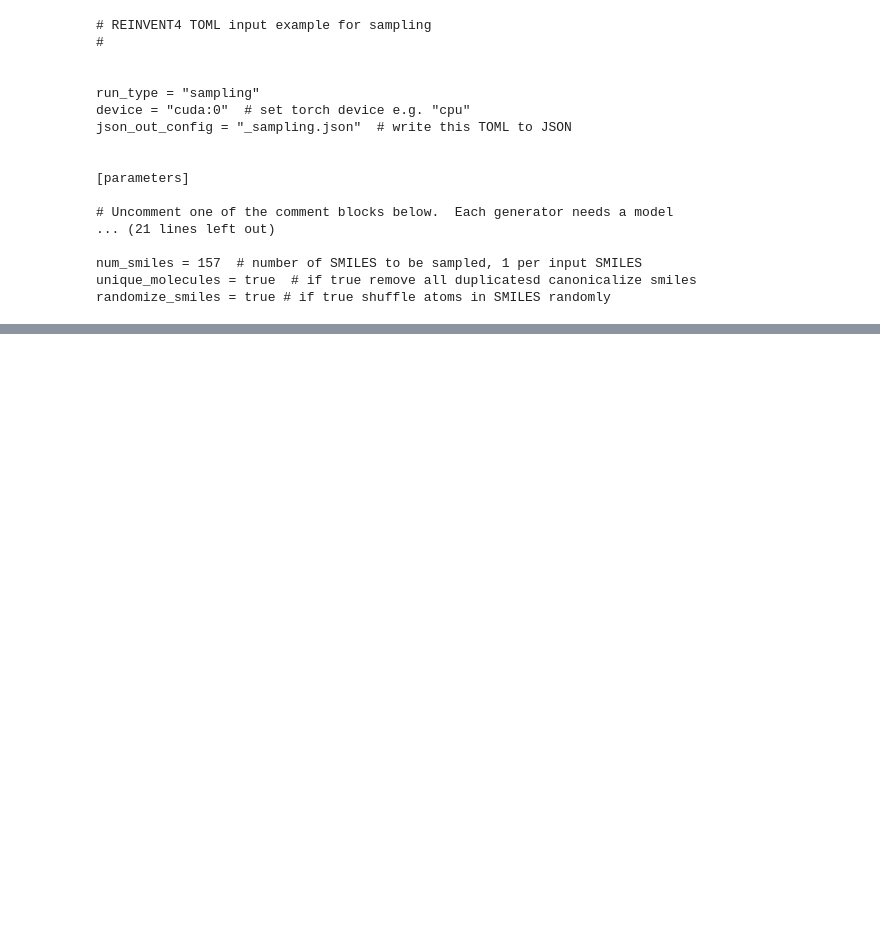
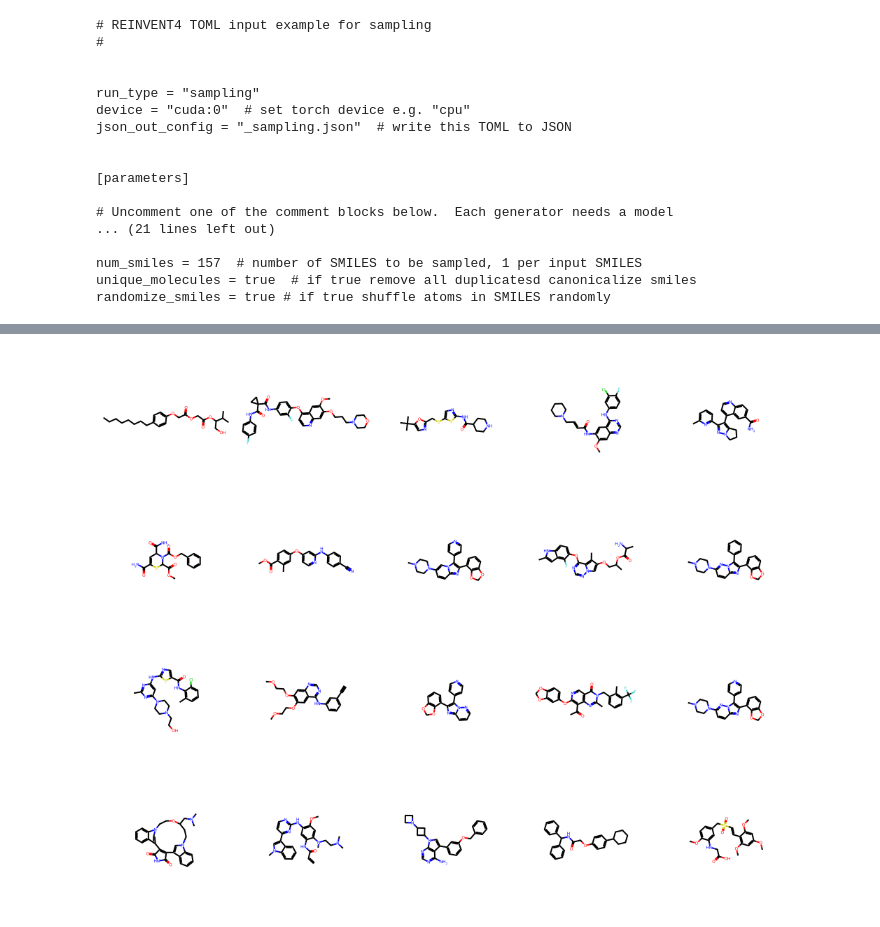
Before and after one commit to cbi-society/cheminfo_tutorial_20241028, a Jupyter notebook: notebook/05_reinvent.ipynb, the cells around one changed output, grey strips where cells are left out. Saved outputs shown, nothing was run; the diff lists cells and outputs as text; code cells hidden in the pictures; blank space fills up the shorter version.

```diff
--- a/notebook/05_reinvent.ipynb
+++ b/notebook/05_reinvent.ipynb
@@ -93,0 +144,5 @@ with open('../data/genai/TL_reinvent_100.smi', 'w') as outf:
+# %%
+PandasTools.AddMoleculeColumnToFrame(df2, smilesCol='SMILES')
+Draw.MolsToGridImage(df2.ROMol[:20], molsPerRow=5)
+# %% [output]
+[figure, added]
```
Also changed, not shown: parts of 14 cells of this notebook, 6 other files.
